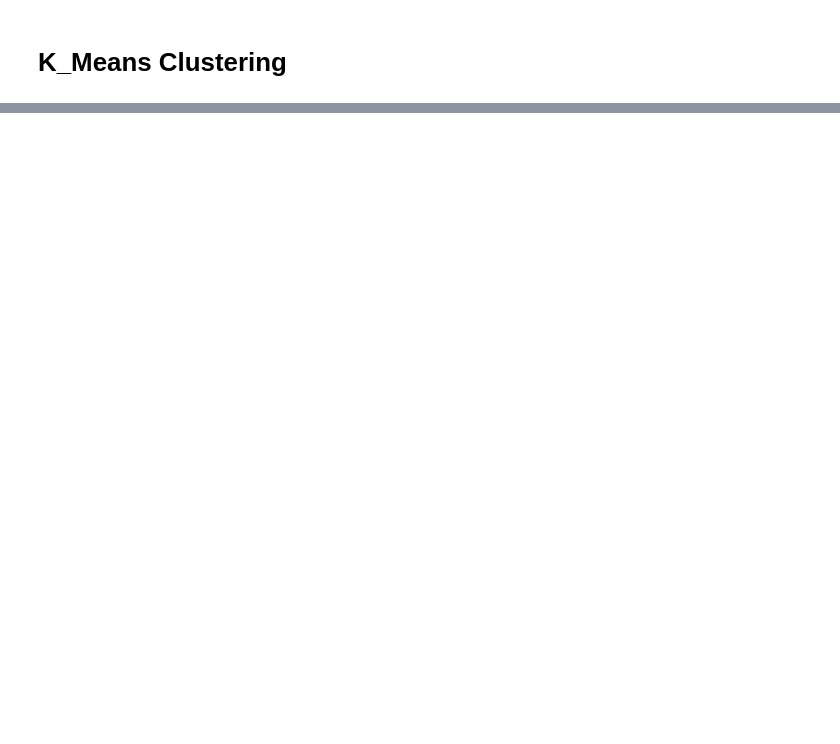
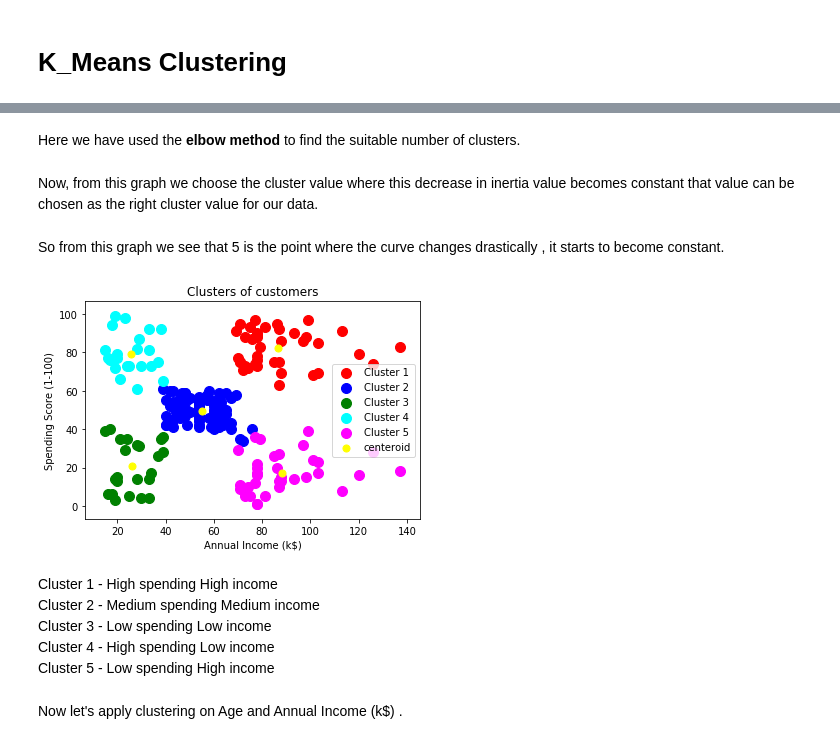
Before and after one commit to kabirnagpal/ML-Track, a Jupyter notebook: week 6.ipynb, the cells around one changed output, grey strips where cells are left out. Saved outputs shown, nothing was run; the diff lists cells and outputs as text; code cells hidden in the pictures; blank space fills up the shorter version.

```diff
--- a/week 6.ipynb
+++ b/week 6.ipynb
@@ -119,0 +152,32 @@ plt.show()
+# %% [markdown]
+Here we have used the <b>elbow method</b> to find the suitable number of clusters.
+# %% [markdown]
+Now, from this graph we choose the cluster value where this decrease in inertia value becomes constant that value can be chosen as the right cluster value for our data.
+# %% [markdown]
+So from this graph we see that 5 is the point where the curve changes drastically , it starts to become constant.
+# %%
+kmeans = KMeans(n_clusters = 5, init = 'k-means++')
+y_kmeans = kmeans.fit_predict(x)
+
+# Visualising the clusters
+plt.scatter(x[y_kmeans == 0, 0], x[y_kmeans == 0, 1], s = 100, c = 'red', label = 'Cluster 1')
+plt.scatter(x[y_kmeans == 1, 0], x[y_kmeans == 1, 1], s = 100, c = 'blue', label = 'Cluster 2')
+plt.scatter(x[y_kmeans == 2, 0], x[y_kmeans == 2, 1], s = 100, c = 'green', label = 'Cluster 3')
+plt.scatter(x[y_kmeans == 3, 0], x[y_kmeans == 3, 1], s = 100, c = 'cyan', label = 'Cluster 4')
+plt.scatter(x[y_kmeans == 4, 0], x[y_kmeans == 4, 1], s = 100, c = 'magenta', label = 'Cluster 5')
+plt.scatter(kmeans.cluster_centers_[:,0], kmeans.cluster_centers_[:, 1], s = 50, c = 'yellow' , label = 'centeroid')
+plt.title('Clusters of customers')
+plt.xlabel('Annual Income (k$)')
+plt.ylabel('Spending Score (1-100)')
+plt.legend()
+plt.show()
+# %% [output]
+[figure, added]
+# %% [markdown]
+Cluster 1 - High spending High income
+Cluster 2 - Medium spending Medium income
+Cluster 3 - Low spending Low income
+Cluster 4 - High spending Low income
+Cluster 5 - Low spending High income
+# %% [markdown]
+Now let's apply clustering on Age and Annual Income (k$)  .
```
Also changed, not shown: parts of 128 cells of this notebook, 7 other files.
